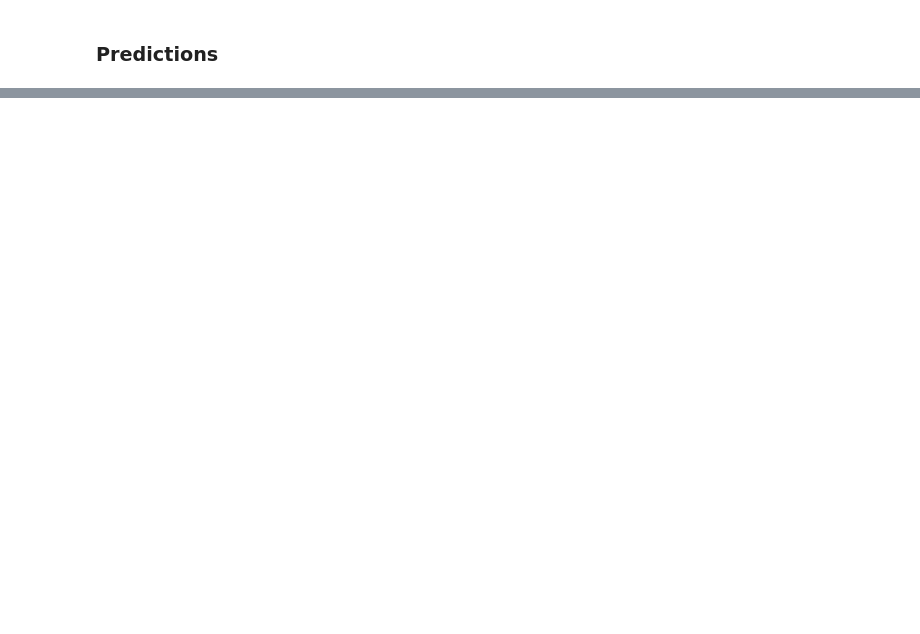
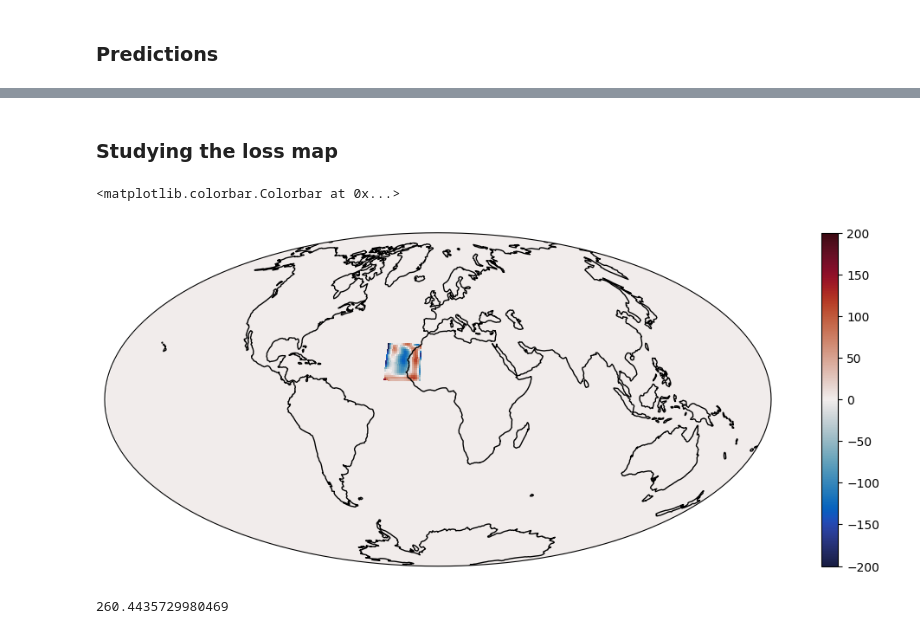
Before and after one commit to RomainClaveau/pyGeoPINN, a Jupyter notebook: optimization.ipynb, the cells around one changed output, grey strips where cells are left out. Saved outputs shown, nothing was run; the diff lists cells and outputs as text; code cells hidden in the pictures; blank space fills up the shorter version.

Commit message:
Making some tests + wrapping the loss computation inside a function (for better readability) + adding a map of the loss on the grid.

```diff
--- a/optimization.ipynb
+++ b/optimization.ipynb
@@ -37,8 +37,8 @@ _, (thetas, phis) = pygeo.getCurrentGrid()
 Br = pygeo.selectFromMeasure("covobs", MF, options={"component": "r", "time": 2020})
 dBrdt = pygeo.selectFromMeasure("covobs", SV, options={"component": "r", "time": 2020})
 
-i1, i2 = 20, 40
-j1, j2 = 20, 60
+i1, i2 = 60, 80
+j1, j2 = 330, 350
 
 # Computing the derivative wrt theta and phi of the MF
 dBrdth = numpy.gradient(Br, thetas, axis=0)[i1:i2,j1:j2,...]
@@ -269,0 +280,28 @@ plt.colorbar(pcol)
+# %% [markdown]
+### Studying the loss map
+# %%
+loss_full = numpy.zeros((thetas.size, phis.size))
+loss_full[i1:i2,j1:j2] = (L1.reshape(Br.shape).detach().numpy())
+
+fig = plt.figure(figsize=(15,5))
+
+# Set the projection to Hammer and add the axes
+ax = fig.add_subplot(1, 1, 1, projection=ccrs.Aitoff())
+
+loss_max = numpy.max(numpy.abs(loss_full))
+
+# Use `pcolormesh` to project the data onto the map
+pcol = ax.pcolormesh(lon_grid, lat_grid, loss_full, transform=ccrs.PlateCarree(), cmap=cmocean.cm.balance, vmin=-loss_max, vmax=loss_max)
+
+# Add coastlines for context
+ax.coastlines()
+
+plt.colorbar(pcol)
+# %% [output]
+<matplotlib.colorbar.Colorbar at 0x...>
+[figure, added]
+# %%
+# Maximum value of the loss (in nT / year)
+print(loss_max)
+# %% [output]
+260.4435729980469
```
Also changed, not shown: parts of 7 cells of this notebook.
